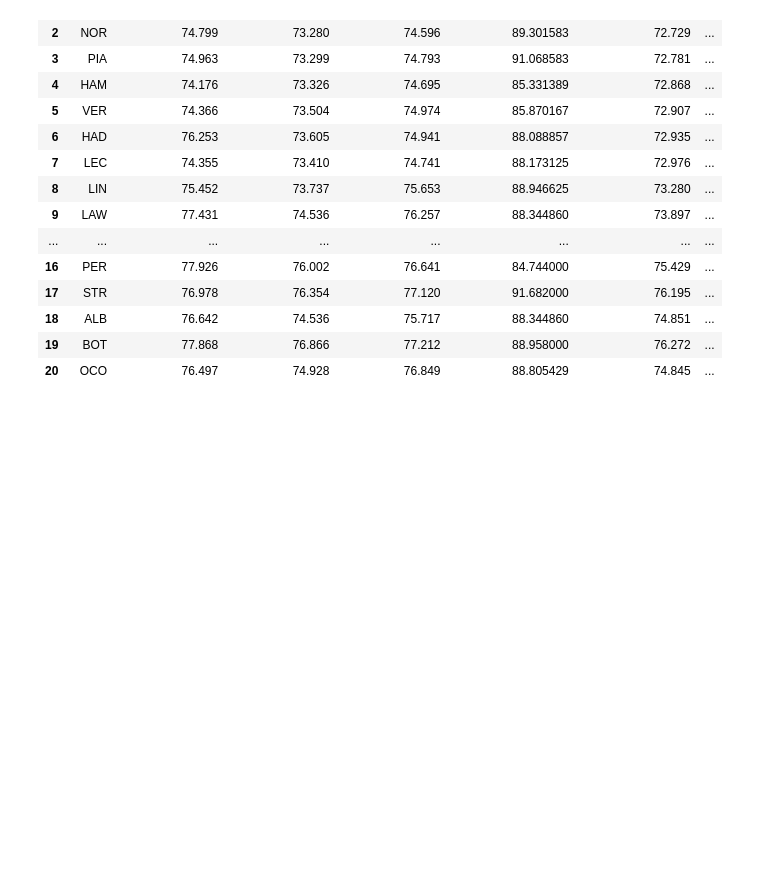
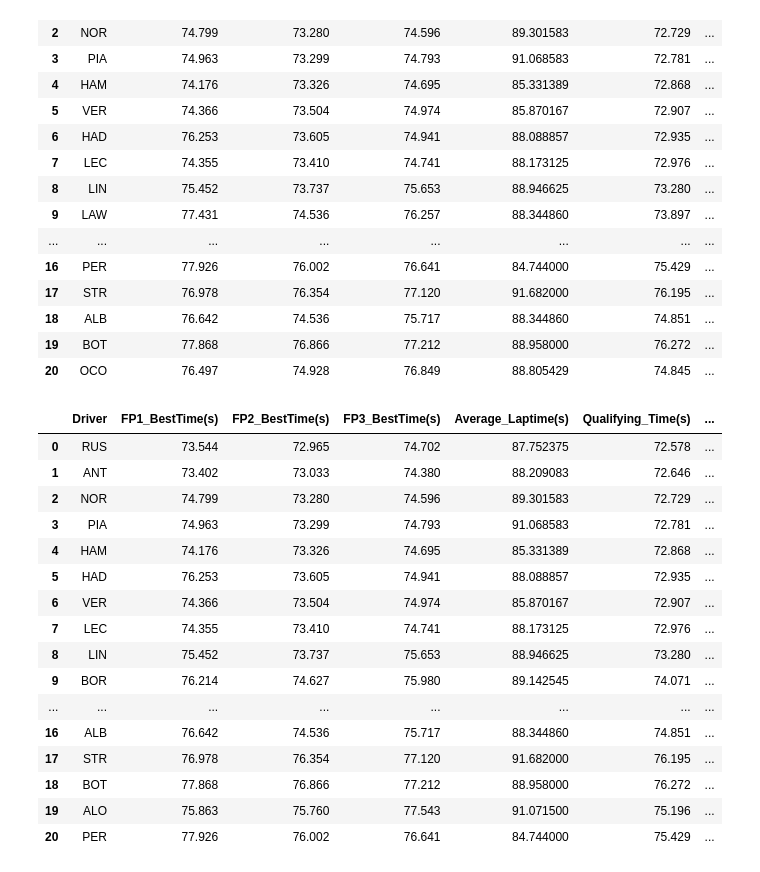
Before and after one commit to SatyamKumar457/F1-2026-Prediction, a Jupyter notebook: Race/05.CanadaGP/Prediction.ipynb, the cells around one changed output. Saved outputs shown, nothing was run; the diff lists cells and outputs as text; code cells hidden in the pictures; blank space fills up the shorter version.

Commit message:
2nd Prediction Done.

```diff
--- a/Race/05.CanadaGP/Prediction.ipynb
+++ b/Race/05.CanadaGP/Prediction.ipynb
@@ -159,3 +159,34 @@ df1
 | 20 | OCO | 76.497 | 74.928 | 76.849 | 88.805429 | 74.845 | ... |
 # %%
 df1.to_csv("Data/Predicted1.csv",index=False)
+# %%
+model2 = joblib.load("Model/newRandomForestModel80.pkl")
+# %%
+y2 = model2.predict(X)
+# %%
+df2 = CAN.copy()
+df2['Predicted_Standing'] = y2
+# %%
+df2 = df2.sort_values(by=['Predicted_Standing','Starting_Pos'])
+df2 = df2.reset_index(drop=True)
+df2['Predicted_Pos'] = df2.index+1
+# %%
+df2
+# %% [output]
+|  | Driver | FP1_BestTime(s) | FP2_BestTime(s) | FP3_BestTime(s) | Average_Laptime(s) | Qualifying_Time(s) | ... |
+| 0 | RUS | 73.544 | 72.965 | 74.702 | 87.752375 | 72.578 | ... |
+| 1 | ANT | 73.402 | 73.033 | 74.380 | 88.209083 | 72.646 | ... |
+| 2 | NOR | 74.799 | 73.280 | 74.596 | 89.301583 | 72.729 | ... |
+| 3 | PIA | 74.963 | 73.299 | 74.793 | 91.068583 | 72.781 | ... |
+| 4 | HAM | 74.176 | 73.326 | 74.695 | 85.331389 | 72.868 | ... |
+| 5 | HAD | 76.253 | 73.605 | 74.941 | 88.088857 | 72.935 | ... |
+| 6 | VER | 74.366 | 73.504 | 74.974 | 85.870167 | 72.907 | ... |
+| 7 | LEC | 74.355 | 73.410 | 74.741 | 88.173125 | 72.976 | ... |
+| 8 | LIN | 75.452 | 73.737 | 75.653 | 88.946625 | 73.280 | ... |
+| 9 | BOR | 76.214 | 74.627 | 75.980 | 89.142545 | 74.071 | ... |
+| ... | ... | ... | ... | ... | ... | ... | ... |
+| 16 | ALB | 76.642 | 74.536 | 75.717 | 88.344860 | 74.851 | ... |
+| 17 | STR | 76.978 | 76.354 | 77.120 | 91.682000 | 76.195 | ... |
+| 18 | BOT | 77.868 | 76.866 | 77.212 | 88.958000 | 76.272 | ... |
+| 19 | ALO | 75.863 | 75.760 | 77.543 | 91.071500 | 75.196 | ... |
+| 20 | PER | 77.926 | 76.002 | 76.641 | 84.744000 | 75.429 | ... |
```
